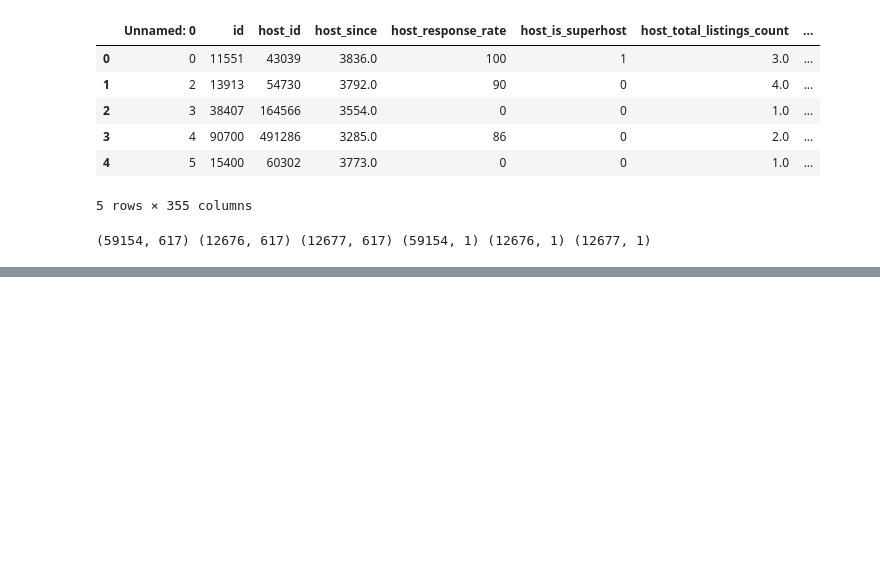
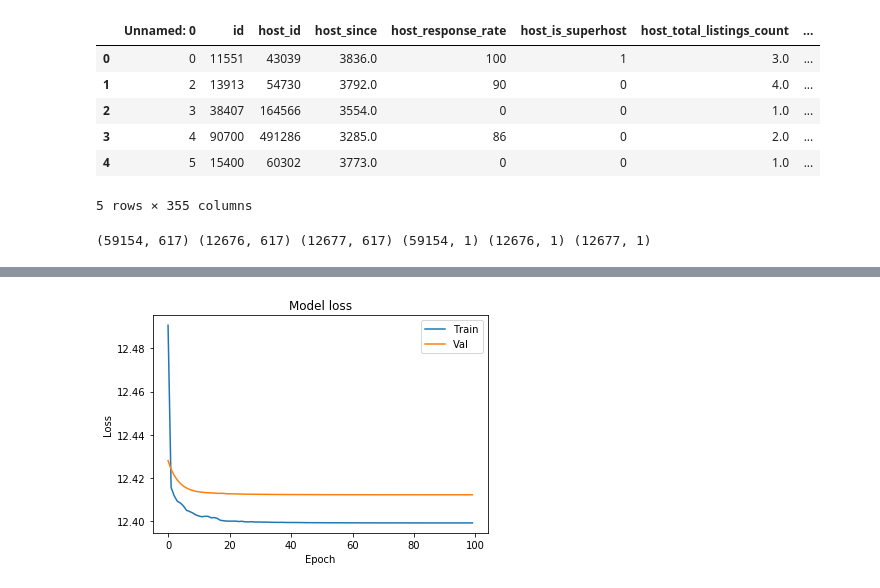
Before and after one commit to dhuy237/Booking-System-Price-Prediction, a Jupyter notebook: neural_nets.ipynb, the cells around one changed output, grey strips where cells are left out. Saved outputs shown, nothing was run; the diff lists cells and outputs as text; code cells hidden in the pictures; blank space fills up the shorter version.

```diff
--- a/neural_nets.ipynb
+++ b/neural_nets.ipynb
@@ -209,15 +280,15 @@ print(X_train.shape, X_val.shape, X_test.shape, Y_train.shape, Y_val.shape, Y_te
 (59154, 617) (12676, 617) (12677, 617) (59154, 1) (12676, 1) (12677, 1)
 # %%
 model_2 = Sequential([
-    Dense(1000, activation='relu', kernel_regularizer=regularizers.l2(0.01), input_shape=(353,)),
+    Dense(100, activation='relu', kernel_regularizer=regularizers.l2(0.0001), input_shape=(352,)),
     Dropout(0.3),
-    Dense(1000, activation='relu', kernel_regularizer=regularizers.l2(0.01)),
+    Dense(50, activation='relu', kernel_regularizer=regularizers.l2(0.0001)),
     Dropout(0.3),
-    Dense(1000, activation='relu', kernel_regularizer=regularizers.l2(0.01)),
+    Dense(25, activation='relu', kernel_regularizer=regularizers.l2(0.0001)),
     Dropout(0.3),
-    Dense(1000, activation='relu', kernel_regularizer=regularizers.l2(0.01)),
+    Dense(10, activation='relu', kernel_regularizer=regularizers.l2(0.0001)),
     Dropout(0.3),
-    Dense(1, activation='sigmoid', kernel_regularizer=regularizers.l2(0.01)),
+    Dense(1, activation='sigmoid', kernel_regularizer=regularizers.l2(0.0001)),
 ])
 # %%
 model_2.compile(optimizer='adam',
@@ -261,0 +333,10 @@ R2:  -0.3081047342458676
+# %%
+plt.plot(hist_2.history['loss'])
+plt.plot(hist_2.history['val_loss'])
+plt.title('Model loss')
+plt.ylabel('Loss')
+plt.xlabel('Epoch')
+plt.legend(['Train', 'Val'], loc='upper right')
+plt.show()
+# %% [output]
+[figure, added]
```
Also changed, not shown: parts of 32 cells of this notebook, 7 other files.
